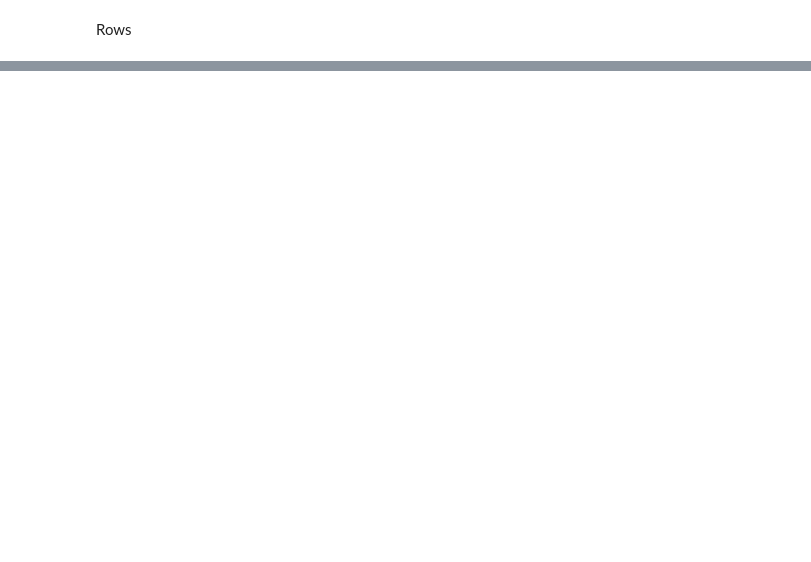
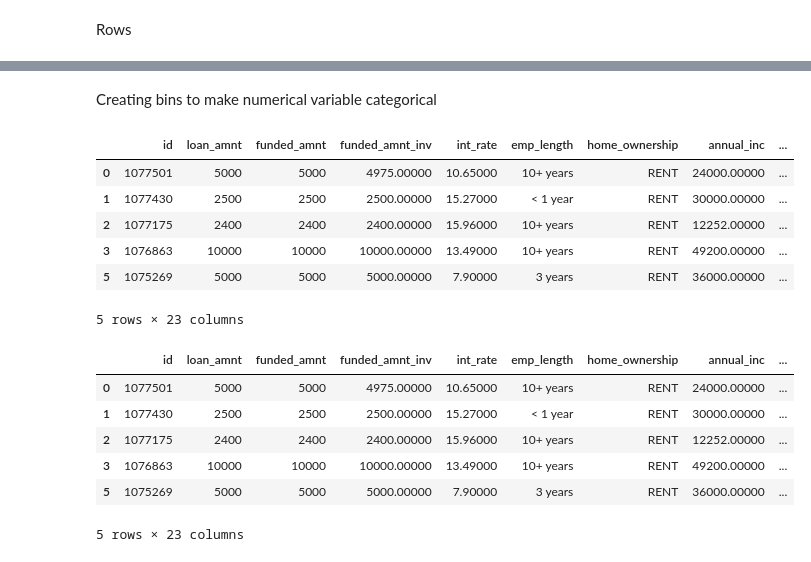
Before and after one commit to agnivachakraborty/LendingClubCaseStudy, a Jupyter notebook: LendingClubCaseStudy.ipynb, the cells around one changed output, grey strips where cells are left out. Cells and saved outputs as stored; diff of their text form; code cells hidden in the pictures; blank space fills up the shorter version.

```diff
--- a/LendingClubCaseStudy.ipynb
+++ b/LendingClubCaseStudy.ipynb
@@ -80,0 +141,21 @@ Rows
+# %% [markdown]
+Creating bins to make numerical variable categorical
+# %%
+df['int_rate_groups'] = pd.cut(df['int_rate'], bins=4,precision =0,labels=['5%-10%','10%-15%','15%-20%','20%-25%'])
+df['annual_inc_groups'] = pd.cut(df['annual_inc'], bins=6,precision =0.0,labels =['0k-25k','25k-50k','50k-75k','75k-100k','100k-125k','125k-150k'])
+df.head()
+# %% [output]
+|  | id | loan_amnt | funded_amnt | funded_amnt_inv | int_rate | emp_length | home_ownership | annual_inc | ... |
+| 0 | 1077501 | 5000 | 5000 | 4975.00000 | 10.65000 | 10+ years | RENT | 24000.00000 | ... |
+| 1 | 1077430 | 2500 | 2500 | 2500.00000 | 15.27000 | < 1 year | RENT | 30000.00000 | ... |
+| 2 | 1077175 | 2400 | 2400 | 2400.00000 | 15.96000 | 10+ years | RENT | 12252.00000 | ... |
+| 3 | 1076863 | 10000 | 10000 | 10000.00000 | 13.49000 | 10+ years | RENT | 49200.00000 | ... |
+| 5 | 1075269 | 5000 | 5000 | 5000.00000 | 7.90000 | 3 years | RENT | 36000.00000 | ... |
+5 rows × 23 columns
+|  | id | loan_amnt | funded_amnt | funded_amnt_inv | int_rate | emp_length | home_ownership | annual_inc | ... |
+| 0 | 1077501 | 5000 | 5000 | 4975.00000 | 10.65000 | 10+ years | RENT | 24000.00000 | ... |
+| 1 | 1077430 | 2500 | 2500 | 2500.00000 | 15.27000 | < 1 year | RENT | 30000.00000 | ... |
+| 2 | 1077175 | 2400 | 2400 | 2400.00000 | 15.96000 | 10+ years | RENT | 12252.00000 | ... |
+| 3 | 1076863 | 10000 | 10000 | 10000.00000 | 13.49000 | 10+ years | RENT | 49200.00000 | ... |
+| 5 | 1075269 | 5000 | 5000 | 5000.00000 | 7.90000 | 3 years | RENT | 36000.00000 | ... |
+5 rows × 23 columns
```
Also changed, not shown: parts of 11 cells of this notebook.
